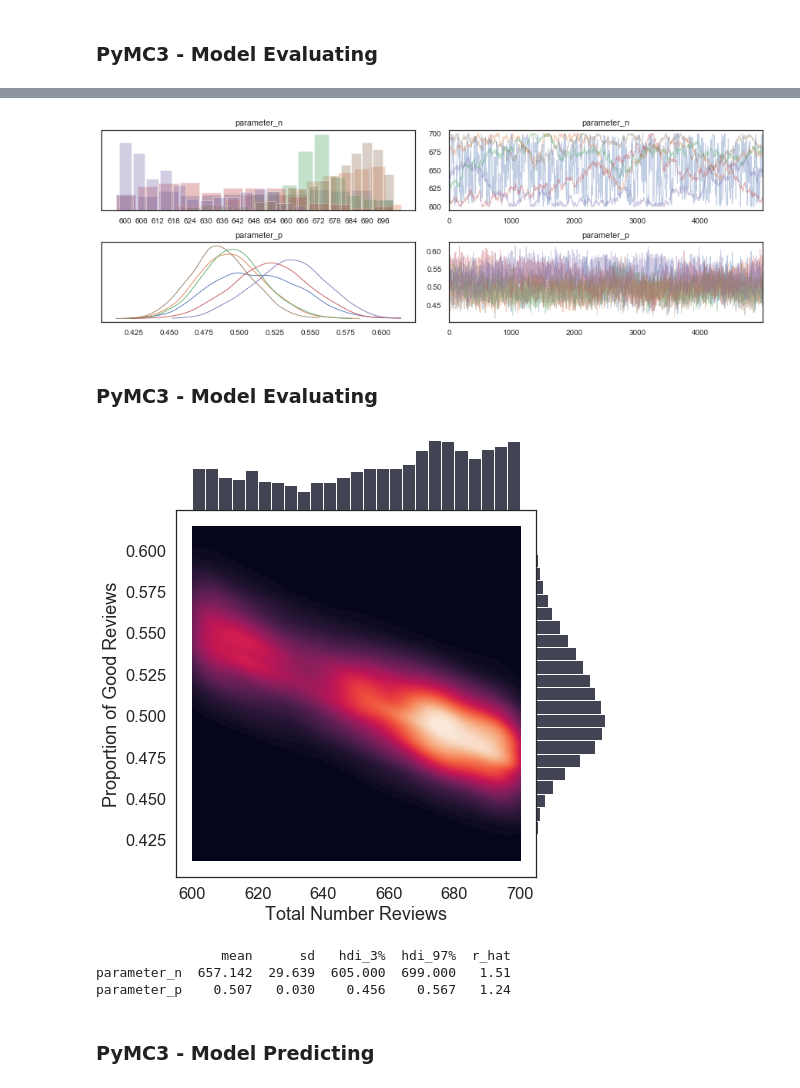
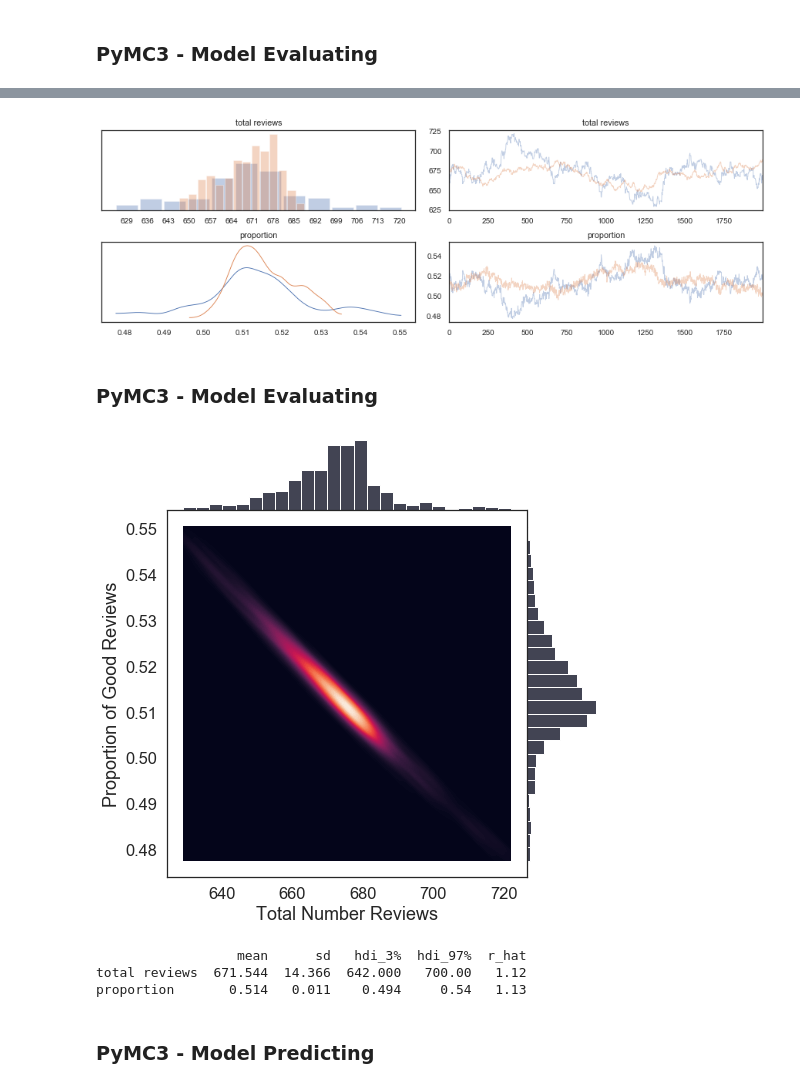
Before and after one commit to vb690/introduction_bayesian_analysis, a Jupyter notebook: workshop_slides_applied.ipynb, the cells around one changed output, grey strips where cells are left out. Cells and saved outputs as stored; diff of their text form; code cells hidden in the pictures.

```diff
--- a/workshop_slides_applied.ipynb
+++ b/workshop_slides_applied.ipynb
@@ -319,5 +319,5 @@ with pm.Model() as p_esitmation_model:
 # %%
-GOOD_REVIEWS = 333
+GOOD_REVIEWS = np.random.binomial(666, 0.52, 100)
 
 def build_model(observed):
     """
@@ -333,16 +333,15 @@ def build_model(observed):
 
         # prior distribution of the paramter to estimate
         p = pm.Beta(
-            alpha=5,
-            beta=5,
-            name='parameter_p'
+            alpha=3,
+            beta=3,
+            name='proportion'
         )
 
         # prior distribution of the paramter to estimate
-        n = pm.DiscreteUniform(
-            lower=600,
-            upper=700,
-            name='parameter_n'
+        n = pm.Poisson(
+            mu=666,
+            name='total reviews'
         )
 
         # the outocme distribution
@@ -350,7 +349,7 @@ def build_model(observed):
             p=p,
             observed=GOOD_REVIEWS,
             n=n,
-            name='outcome'
+            name='good reviews'
         )
 
     return esitmation_model
@@ -391,9 +390,9 @@ with build_model(GOOD_REVIEWS):
 
     # find the posterior distribution using MCMC
     train_traces = pm.sample(
-        draws=5000,
-        chains=6,
-        tune=6000,
+        draws=2000,
+        chains=2,
+        tune=1000,
         cores=1
     )
 # %% [output]
@@ -415,16 +410,16 @@ The estimated number of effective samples is smaller than 200 for some parameter
 # %%
 with build_model(GOOD_REVIEWS):
 
     # sample from the posterior distribution of the parameters
     posterior_checks = pm.sample_posterior_predictive(
         train_traces,
-        var_names=['parameter_n', 'parameter_p', 'outcome']
+        var_names=['total reviews', 'proportion', 'good reviews']
     )
 
     pm.plot_trace(train_traces)
 # %% [output]
 [interactive output not drawn]
-[figure, old version]
+[figure, new version]
 # %% [markdown]
 ### PyMC3 - Model Evaluating
 # %%
@@ -432,8 +427,8 @@ with build_model(GOOD_REVIEWS):
 
     # visualize the posterior distribution
     visualize_bivariate_parameter_grid(
-        parameter_1=posterior_checks['parameter_n'],
-        parameter_2=posterior_checks['parameter_p'],
+        parameter_1=posterior_checks['total reviews'],
+        parameter_2=posterior_checks['proportion'],
         parameter_1_name='Total Number Reviews',
         parameter_2_name='Proportion of Good Reviews',
         height=7
@@ -441,10 +436,10 @@ with build_model(GOOD_REVIEWS):
 
     print(pm.summary(train_traces)[['mean', 'sd', 'hdi_3%', 'hdi_97%', 'r_hat']])
 # %% [output]
-[figure, old version]
+[figure, new version]
-                mean      sd   hdi_3%  hdi_97%  r_hat
-parameter_n  657.142  29.639  605.000  699.000   1.51
-parameter_p    0.507   0.030    0.456    0.567   1.24
+                  mean      sd   hdi_3%  hdi_97%  r_hat
+total reviews  671.544  14.366  642.000   700.00   1.12
+proportion       0.514   0.011    0.494     0.54   1.13
 # %% [markdown]
 ### PyMC3 - Model Predicting
 # %%
```
Also changed, not shown: parts of 54 cells of this notebook, 6 other files.
